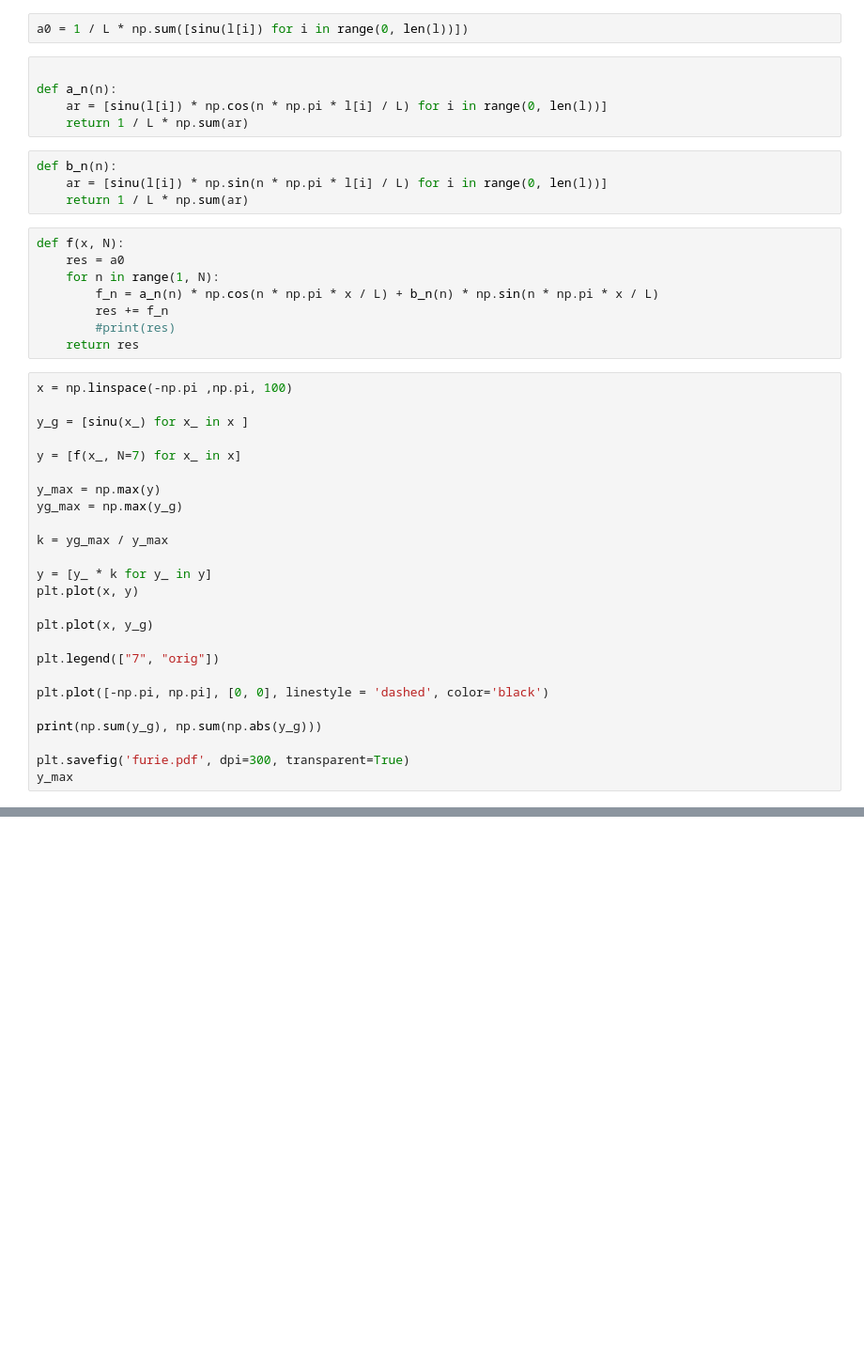
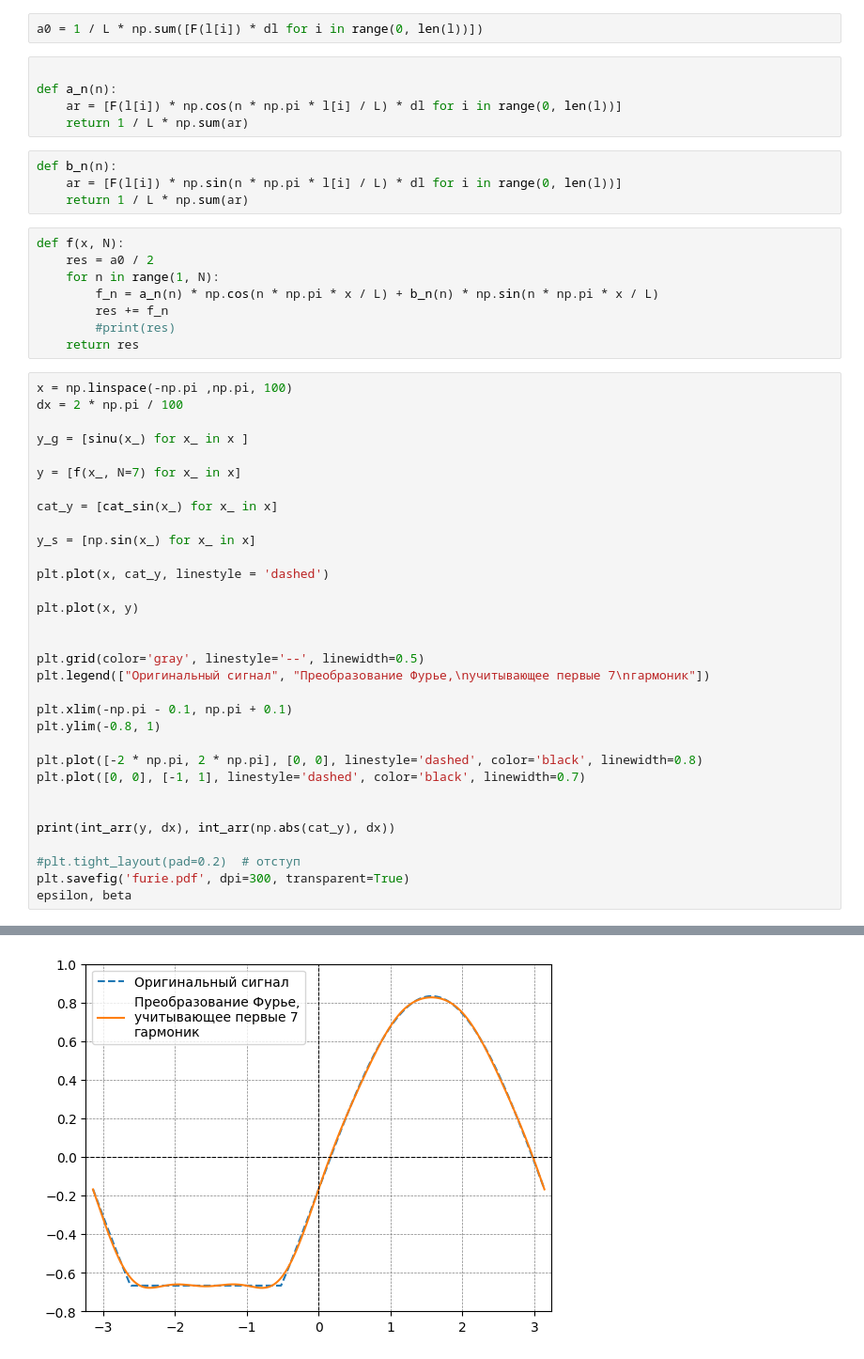
Before and after one commit to SerKin0/IBTC-physics-2k3s-latex-dif_int_signal, a Jupyter notebook: graph/furie/main.ipynb, the cells around one changed output, grey strips where cells are left out. Shown: that part at 94% size. Cells and saved outputs as stored; diff of their text form; blank space fills up the shorter version.

Commit message:
Конец фурье
- сделал теорию по Фурье
- добавил график сравнения
- поправил теор график сигналов

```diff
--- a/graph/furie/main.ipynb
+++ b/graph/furie/main.ipynb
@@ -48,17 +89,17 @@ dl = 2 * np.pi / 100
 # %%
-a0 = 1 / L * np.sum([sinu(l[i]) for i in range(0, len(l))])
+a0 = 1 / L * np.sum([F(l[i]) * dl for i in range(0, len(l))])
 # %%
 
 def a_n(n):
-    ar = [sinu(l[i]) * np.cos(n * np.pi * l[i] / L) for i in range(0, len(l))]
+    ar = [F(l[i]) * np.cos(n * np.pi * l[i] / L) * dl for i in range(0, len(l))]
     return 1 / L * np.sum(ar)
 # %%
 def b_n(n):
-    ar = [sinu(l[i]) * np.sin(n * np.pi * l[i] / L) for i in range(0, len(l))]
+    ar = [F(l[i]) * np.sin(n * np.pi * l[i] / L) * dl for i in range(0, len(l))]
     return 1 / L * np.sum(ar)
 # %%
 def f(x, N):
-    res = a0
+    res = a0 / 2
     for n in range(1, N):
         f_n = a_n(n) * np.cos(n * np.pi * x / L) + b_n(n) * np.sin(n * np.pi * x / L)
         res += f_n
@@ -66,26 +107,34 @@ def f(x, N):
     return res
 # %%
 x = np.linspace(-np.pi ,np.pi, 100)
+dx = 2 * np.pi / 100
 
 y_g = [sinu(x_) for x_ in x ]
 
 y = [f(x_, N=7) for x_ in x]
 
-y_max = np.max(y)
-yg_max = np.max(y_g)
+cat_y = [cat_sin(x_) for x_ in x]
 
-k = yg_max / y_max
+y_s = [np.sin(x_) for x_ in x]
 
-y = [y_ * k for y_ in y]
+plt.plot(x, cat_y, linestyle = 'dashed')
+
 plt.plot(x, y)
 
-plt.plot(x, y_g)
 
-plt.legend(["7", "orig"])
+plt.grid(color='gray', linestyle='--', linewidth=0.5)
+plt.legend(["Оригинальный сигнал", "Преобразование Фурье,\nучитывающее первые 7\nгармоник"])
 
-plt.plot([-np.pi, np.pi], [0, 0], linestyle = 'dashed', color='black')
+plt.xlim(-np.pi - 0.1, np.pi + 0.1)
+plt.ylim(-0.8, 1)
 
-print(np.sum(y_g), np.sum(np.abs(y_g)))
+plt.plot([-2 * np.pi, 2 * np.pi], [0, 0], linestyle='dashed', color='black', linewidth=0.8)
+plt.plot([0, 0], [-1, 1], linestyle='dashed', color='black', linewidth=0.7)
 
+
+print(int_arr(y, dx), int_arr(np.abs(cat_y), dx))
+
+#plt.tight_layout(pad=0.2)  # отступ
 plt.savefig('furie.pdf', dpi=300, transparent=True)
-y_max
+epsilon, beta
+# %% [output]
@@ -91,0 +143 @@ y_max
+[figure, added]
```
Also changed, not shown: parts of 5 cells of this notebook, 5 other files.
